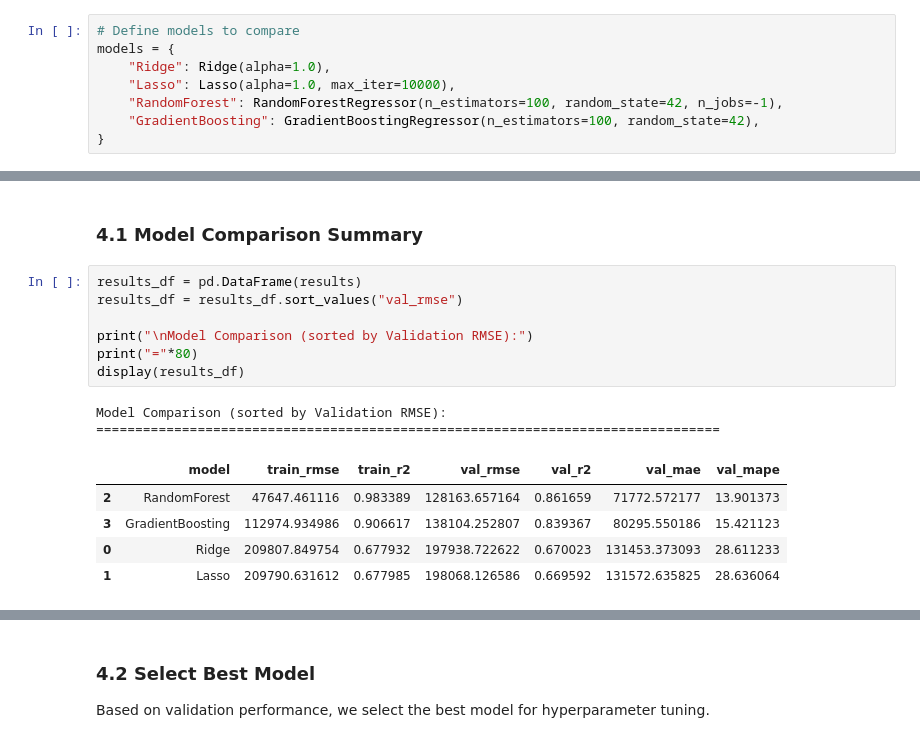
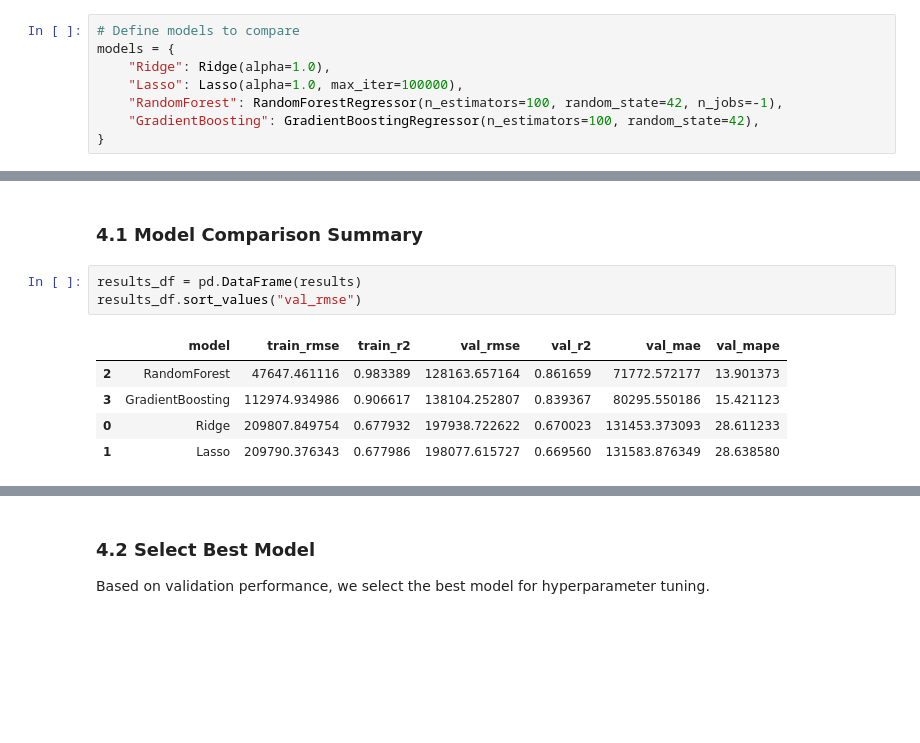
Before and after one commit to avidaldo/king-county, a Jupyter notebook: 05-modeling.ipynb, the cells around one changed output, grey strips where cells are left out. Saved outputs shown, nothing was run; the diff lists cells and outputs as text; blank space fills up the shorter version.

```diff
--- a/05-modeling.ipynb
+++ b/05-modeling.ipynb
@@ -87,7 +71,7 @@ from sklearn.ensemble import RandomForestRegressor, GradientBoostingRegressor
 # Define models to compare
 models = {
     "Ridge": Ridge(alpha=1.0),
-    "Lasso": Lasso(alpha=1.0, max_iter=10000),
+    "Lasso": Lasso(alpha=1.0, max_iter=100000),
     "RandomForest": RandomForestRegressor(n_estimators=100, random_state=42, n_jobs=-1),
     "GradientBoosting": GradientBoostingRegressor(n_estimators=100, random_state=42),
 }
@@ -159,19 +104,13 @@ Validation:
 ### 4.1 Model Comparison Summary
 # %%
 results_df = pd.DataFrame(results)
-results_df = results_df.sort_values("val_rmse")
-
-print("\nModel Comparison (sorted by Validation RMSE):")
-print("="*80)
-display(results_df)
+results_df.sort_values("val_rmse")
 # %% [output]
-Model Comparison (sorted by Validation RMSE):
-================================================================================
 |  | model | train_rmse | train_r2 | val_rmse | val_r2 | val_mae | val_mape |
 | 2 | RandomForest | 47647.461116 | 0.983389 | 128163.657164 | 0.861659 | 71772.572177 | 13.901373 |
 | 3 | GradientBoosting | 112974.934986 | 0.906617 | 138104.252807 | 0.839367 | 80295.550186 | 15.421123 |
 | 0 | Ridge | 209807.849754 | 0.677932 | 197938.722622 | 0.670023 | 131453.373093 | 28.611233 |
-| 1 | Lasso | 209790.631612 | 0.677985 | 198068.126586 | 0.669592 | 131572.635825 | 28.636064 |
+| 1 | Lasso | 209790.376343 | 0.677986 | 198077.615727 | 0.669560 | 131583.876349 | 28.638580 |
 # %%
 # Visualization
 fig, axes = plt.subplots(1, 2, figsize=(14, 5))
```
Also changed, not shown: parts of 7 cells of this notebook, 1 other file.
